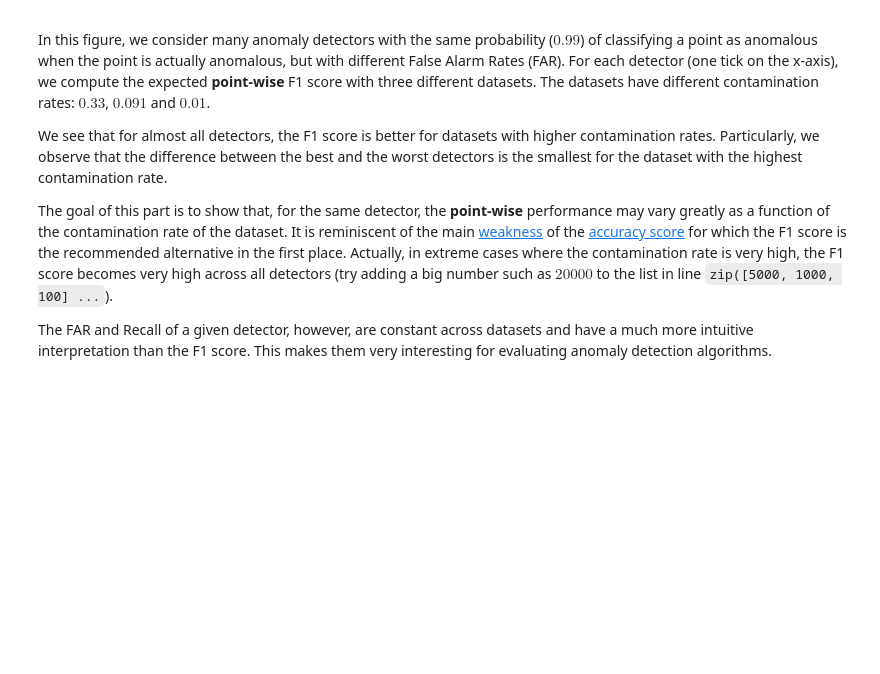
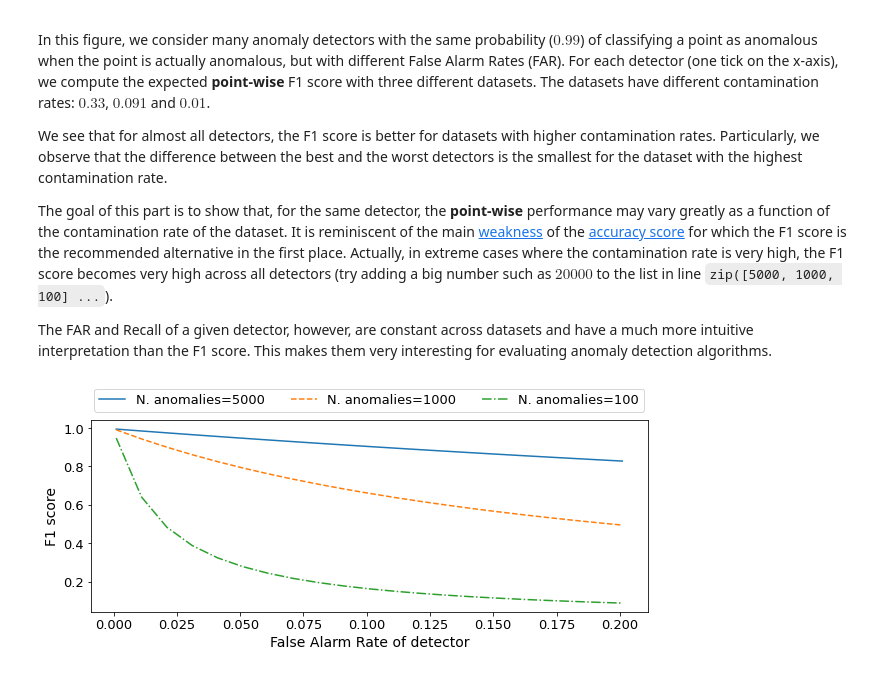
Before and after one commit to amsehili/MVTSEvalPaper, a Jupyter notebook: notebooks/Figures.ipynb, the cells around one changed output. Saved outputs shown, nothing was run; the diff lists cells and outputs as text; code cells hidden in the pictures; blank space fills up the shorter version.

```diff
--- a/notebooks/Figures.ipynb
+++ b/notebooks/Figures.ipynb
@@ -184,32 +202,39 @@ proba_ano_ano = 0.99
 FAR = np.arange(0.001, 0.202, 0.01)
 
 fig, ax = plt.subplots()
 
 
 for n_anomalous, fmt in zip([5000, 1000, 100], ["-", "--", "-."]):
     y = []
     for far in FAR:
         TP = proba_ano_ano * n_anomalous
         FP = far * n_normal
         FN = n_anomalous - TP
         P = (TP) / (TP + FP)
         R = TP / (TP + FN)
         assert R == proba_ano_ano
 
         F1 = (2 * P * R) / (P + R)
         y.append(F1)
 
     y = np.array(y)
     ax.plot(FAR, y, fmt, label=f"N. anomalies={n_anomalous}")
 
-plt.xlabel("False Alarm Rate of detector", fontsize=13)
-plt.ylabel("F1 score", fontsize=13)
+plt.xlabel("False Alarm Rate of detector", fontsize=14)
+plt.ylabel("F1 score", fontsize=14)
 
 _ = ax.legend(
     loc="upper center",
     bbox_to_anchor=(0.5, 1.2),
     fancybox=True,
     shadow=False,
     ncol=4,
     fontsize=13,
 )
+plt.xticks(fontsize=13)
+plt.yticks(fontsize=13)
+
+plt.tight_layout()
+plt.savefig("figures/detector-var-far.pdf", bbox_inches="tight")
+# %% [output]
+[figure, added]
```
Also changed, not shown: parts of 4 cells of this notebook.
